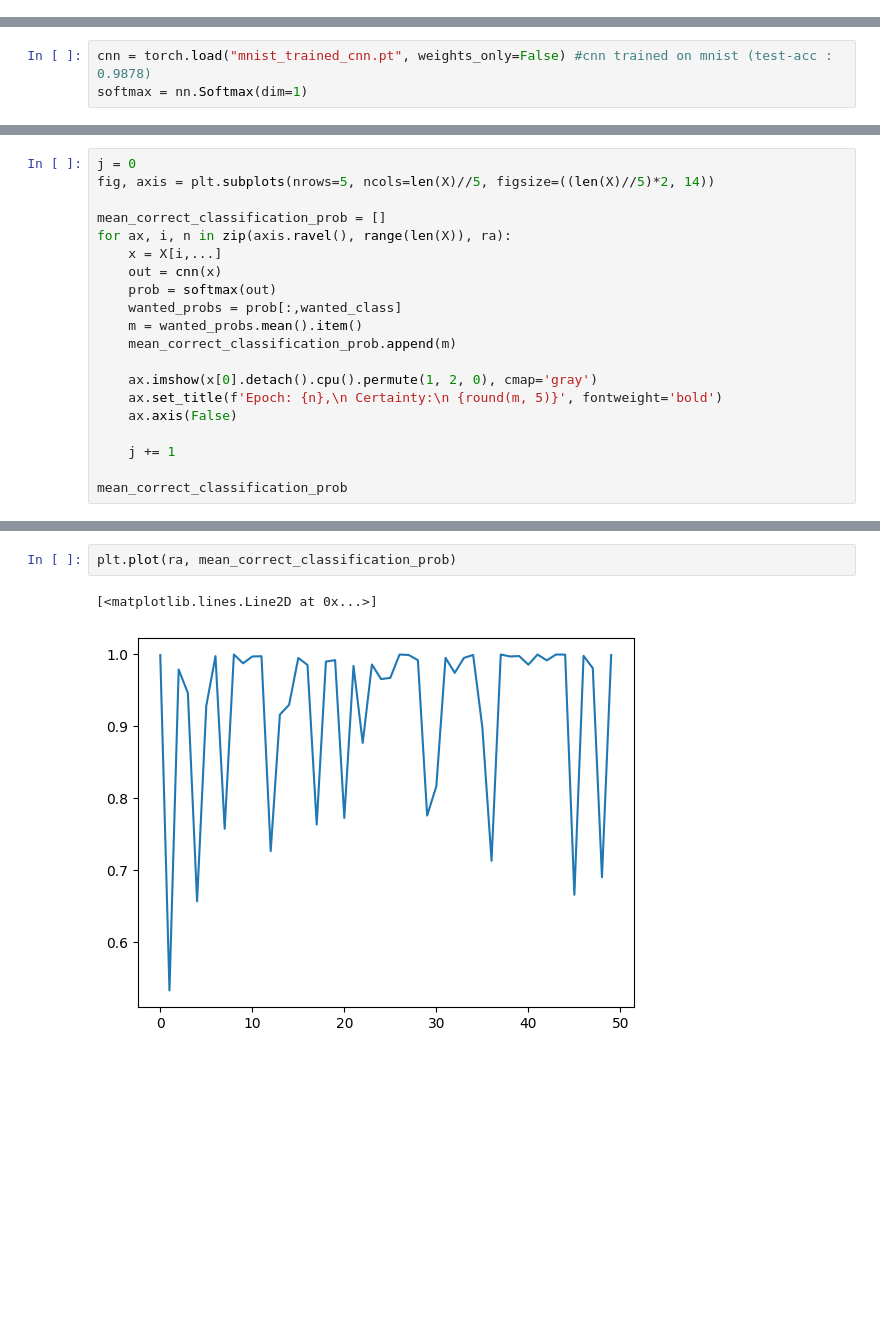
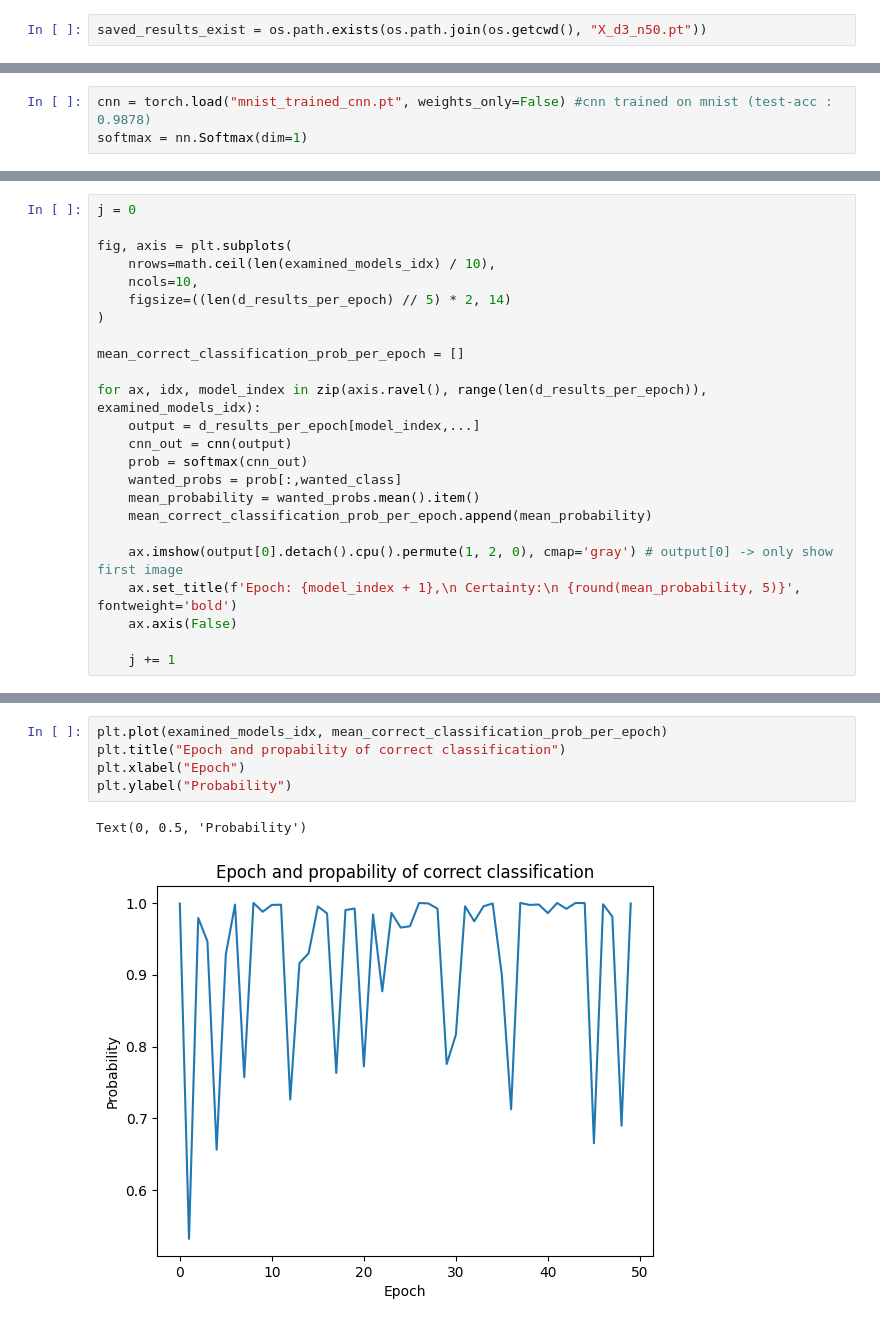
Before and after one commit to DamianAtlass/evaluating-a-diffusion-model-using-a-CNN, a Jupyter notebook: main.ipynb, the cells around one changed output, grey strips where cells are left out. Saved outputs shown, nothing was run; the diff lists cells and outputs as text; blank space fills up the shorter version.

```diff
--- a/main.ipynb
+++ b/main.ipynb
@@ -270,4 +263,6 @@ if True:
 range(0, 2)
 KeyboardInterrupt:
 [figure]
+# %%
+saved_results_exist = os.path.exists(os.path.join(os.getcwd(), "X_d3_n50.pt"))
 # %%
@@ -297,21 +288,25 @@ torch.Size([50, 3, 1, 28, 28])
 # %%
 j = 0
-fig, axis = plt.subplots(nrows=5, ncols=len(X)//5, figsize=((len(X)//5)*2, 14))
 
-mean_correct_classification_prob = []
-for ax, i, n in zip(axis.ravel(), range(len(X)), ra):
-    x = X[i,...]
-    out = cnn(x)
-    prob = softmax(out)
+fig, axis = plt.subplots(
+    nrows=math.ceil(len(examined_models_idx) / 10),
+    ncols=10,
+    figsize=((len(d_results_per_epoch) // 5) * 2, 14)
+)
+
+mean_correct_classification_prob_per_epoch = []
+
+for ax, idx, model_index in zip(axis.ravel(), range(len(d_results_per_epoch)), examined_models_idx):
+    output = d_results_per_epoch[model_index,...]
+    cnn_out = cnn(output)
+    prob = softmax(cnn_out)
     wanted_probs = prob[:,wanted_class]
-    m = wanted_probs.mean().item()
-    mean_correct_classification_prob.append(m)
+    mean_probability = wanted_probs.mean().item()
+    mean_correct_classification_prob_per_epoch.append(mean_probability)
 
-    ax.imshow(x[0].detach().cpu().permute(1, 2, 0), cmap='gray')
-    ax.set_title(f'Epoch: {n},\n Certainty:\n {round(m, 5)}', fontweight='bold')
+    ax.imshow(output[0].detach().cpu().permute(1, 2, 0), cmap='gray') # output[0] -> only show first image
+    ax.set_title(f'Epoch: {model_index + 1},\n Certainty:\n {round(mean_probability, 5)}', fontweight='bold')
     ax.axis(False)
 
     j += 1
-
-mean_correct_classification_prob
 # %% [output]
@@ -335,6 +313,9 @@ mean_correct_classification_prob
 [figure]
 # %%
-plt.plot(ra, mean_correct_classification_prob)
+plt.plot(examined_models_idx, mean_correct_classification_prob_per_epoch)
+plt.title("Epoch and propability of correct classification")
+plt.xlabel("Epoch")
+plt.ylabel("Probability")
 # %% [output]
-[<matplotlib.lines.Line2D at 0x...>]
+Text(0, 0.5, 'Probability')
-[figure, old version]
+[figure, new version]
```
Also changed, not shown: parts of 9 cells of this notebook, 1 other file.
